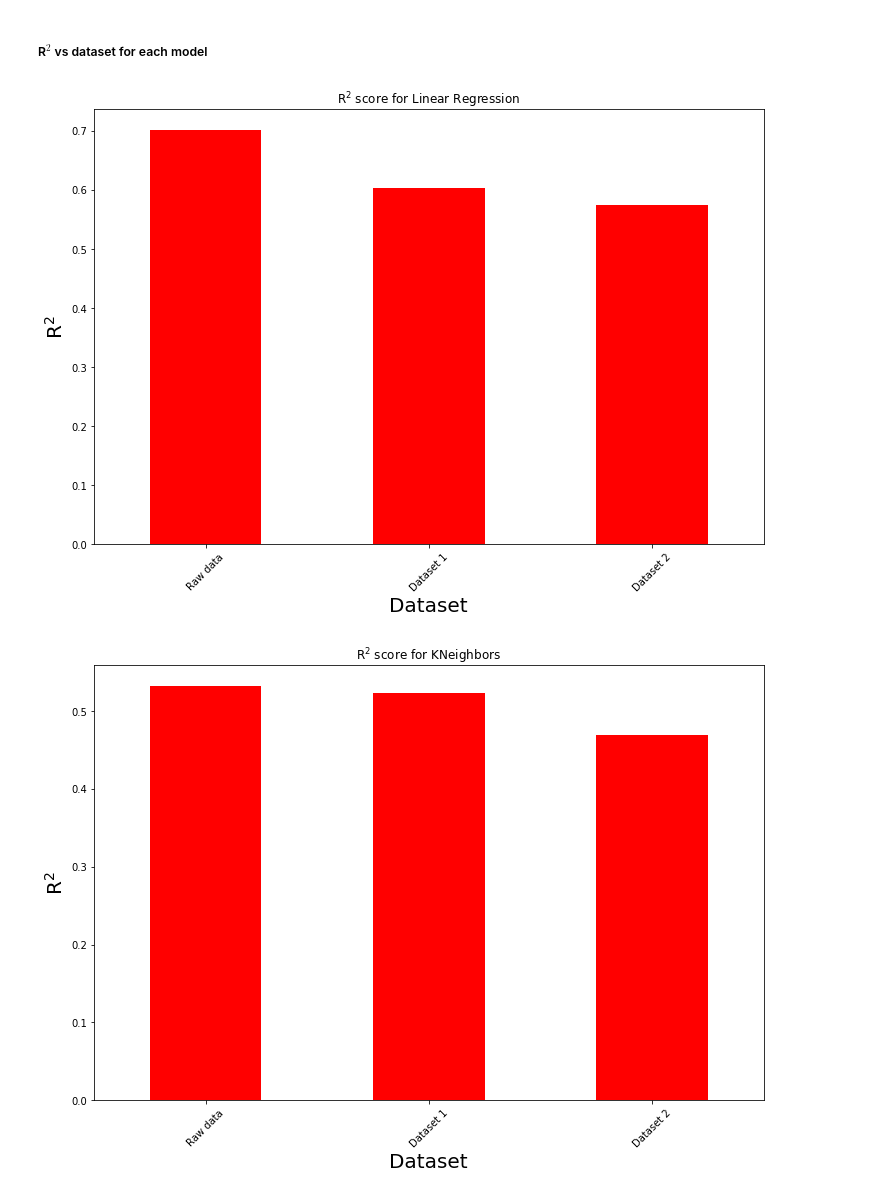
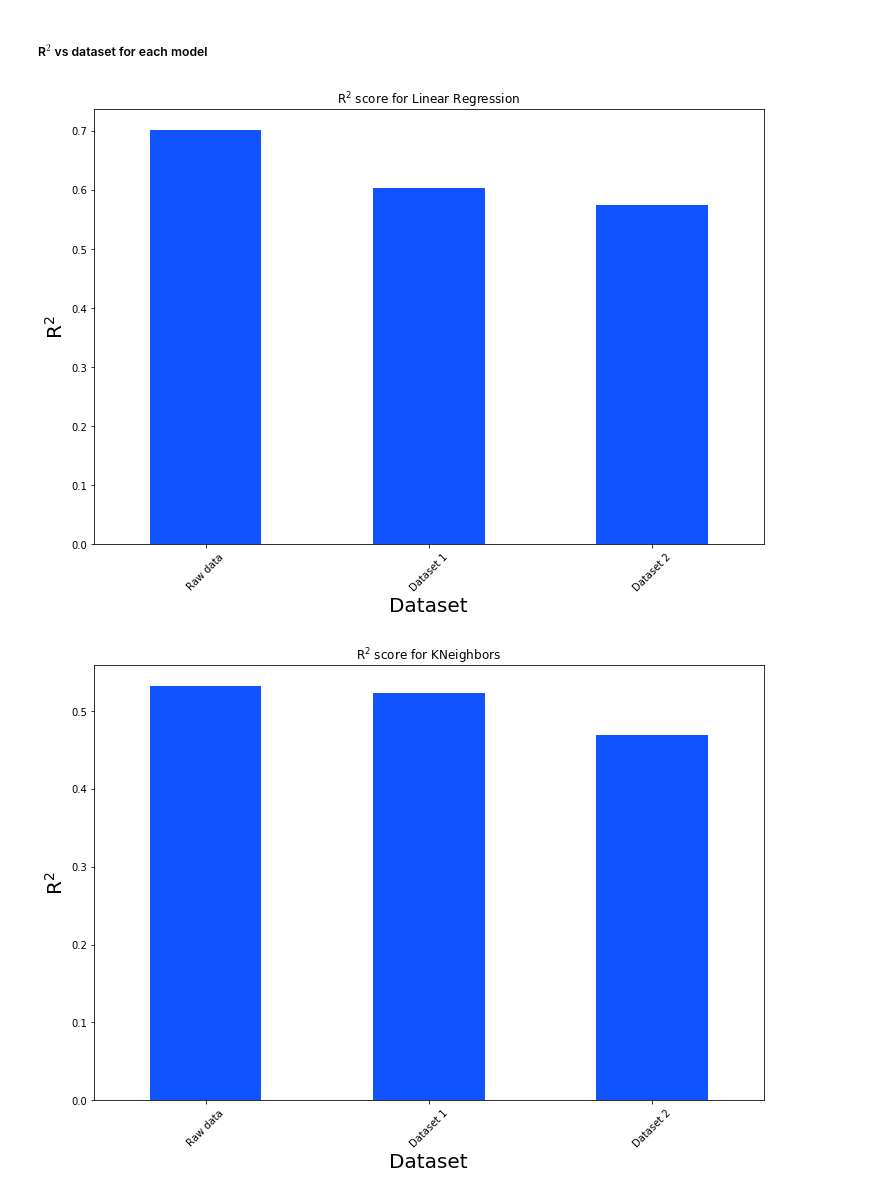
Before and after one commit to marchtom/housesalesprediction, a Jupyter notebook: house_sales.ipynb, the cells around one changed output. Drawn from its saved outputs; the diff is of its cells as text; code cells hidden in the pictures.

```diff
--- a/house_sales.ipynb
+++ b/house_sales.ipynb
@@ -421,3 +436,6 @@ pd.DataFrame(lrDict)
 | 0 | None | Raw data | 0.701001 |
 | 1 | None | Dataset 1 | 0.603656 |
 | 2 | None | Dataset 2 | 0.573982 |
+# %%
+lr = LinearRegression(n_jobs=njobs, normalize=True)
+lr.fit(X_trnR, Y_trnR)
@@ -588,25 +659,25 @@ plt.show()
 # %%
 toPlot = resDf.sort_values(by=['R^2 score'], ascending=False)
 fig, axes = plt.subplots(ncols=1, figsize=(12, 8))
-toPlot.loc['lr']['R^2 score'].plot(ax=axes, kind='bar', title='R$^{2}$ score for Linear Regression', color="r")
+toPlot.loc['lr']['R^2 score'].plot(ax=axes, kind='bar', title='R$^{2}$ score for Linear Regression', color="#1153ff")
 plt.ylabel('R$^{2}$', fontsize=20)
 plt.xlabel('Dataset', fontsize=20)
 plt.xticks(rotation=45)
 plt.xticks(range(3), [toPlot.loc['lr']['Dataset'][i] for i in range(3)])
 plt.show()
 # %% [output]
-[figure, old version]
+[figure, new version]
 # %%
 toPlot = resDf.sort_values(by=['R^2 score'], ascending=False)
 fig, axes = plt.subplots(ncols=1, figsize=(12, 8))
-toPlot.loc['kn']['R^2 score'].plot(ax=axes, kind='bar', title='R$^{2}$ score for KNeighbors', color="r")
+toPlot.loc['kn']['R^2 score'].plot(ax=axes, kind='bar', title='R$^{2}$ score for KNeighbors', color="#1153ff")
 plt.ylabel('R$^{2}$', fontsize=20)
 plt.xlabel('Dataset', fontsize=20)
 plt.xticks(rotation=45)
 plt.xticks(range(3), [toPlot.loc['kn']['Dataset'][i] for i in range(3)])
 plt.show()
 # %% [output]
-[figure, old version]
+[figure, new version]
 # %%
 toPlot = resDf.sort_values(by=['R^2 score'], ascending=False)
 fig, axes = plt.subplots(ncols=1, figsize=(12, 8))
```
Also changed, not shown: parts of 38 cells of this notebook.
